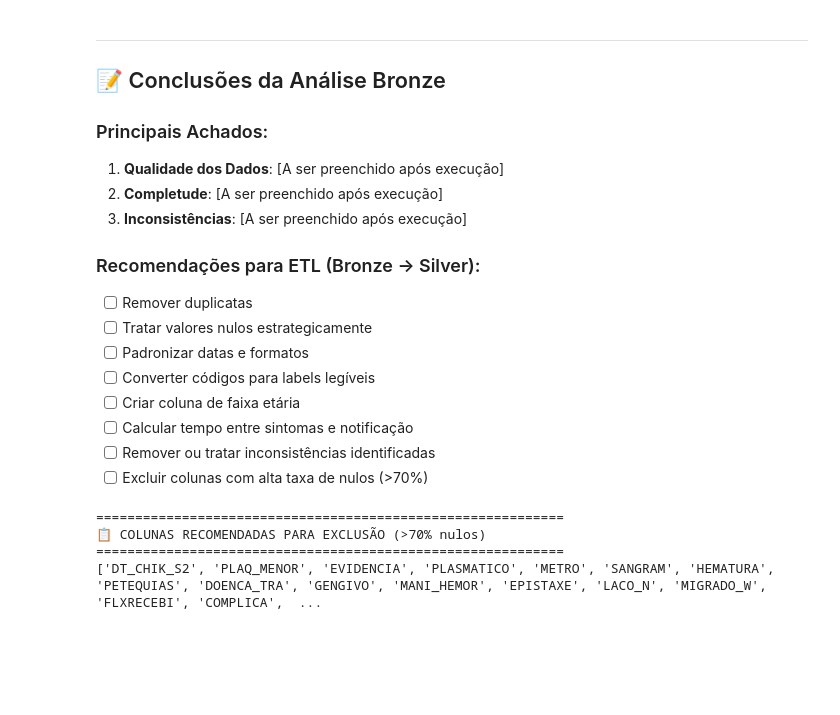
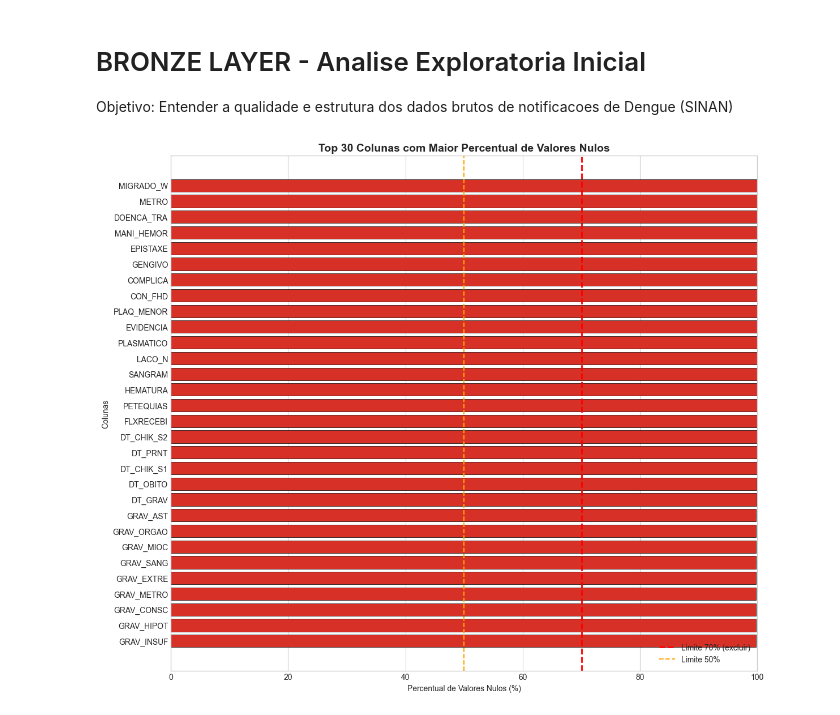
Before and after one commit to ArthurGabrieel/etl-dengue-2025, a Jupyter notebook: Trasformer/bronze_analysis.ipynb, the cells around one changed output. Saved outputs shown, nothing was run; the diff lists cells and outputs as text; code cells hidden in the pictures; blank space fills up the shorter version.

```diff
--- a/Trasformer/bronze_analysis.ipynb
+++ b/Trasformer/bronze_analysis.ipynb
@@ -1017,32 +1,4 @@ FAIXA_ETARIA
-# %% [markdown]
----
-## 📝 Conclusões da Análise Bronze
-
-### Principais Achados:
-1. **Qualidade dos Dados**: [A ser preenchido após execução]
-2. **Completude**: [A ser preenchido após execução]
-3. **Inconsistências**: [A ser preenchido após execução]
-
-### Recomendações para ETL (Bronze → Silver):
-- [ ] Remover duplicatas
-- [ ] Tratar valores nulos estrategicamente
-- [ ] Padronizar datas e formatos
-- [ ] Converter códigos para labels legíveis
-- [ ] Criar coluna de faixa etária
-- [ ] Calcular tempo entre sintomas e notificação
-- [ ] Remover ou tratar inconsistências identificadas
-- [ ] Excluir colunas com alta taxa de nulos (>70%)
-# %%
-# Salvar lista de colunas a excluir para próxima etapa
-print("="*60)
-print("📋 COLUNAS RECOMENDADAS PARA EXCLUSÃO (>70% nulos)")
-print("="*60)
-print(colunas_excluir)
-
-# Exportar para uso na camada Silver
-# pd.DataFrame({'colunas_excluir': colunas_excluir}).to_csv('../Data_Layer/bronze/colunas_excluir.csv', index=False)
-# %% [output]
-============================================================
-📋 COLUNAS RECOMENDADAS PARA EXCLUSÃO (>70% nulos)
-============================================================
-['DT_CHIK_S2', 'PLAQ_MENOR', 'EVIDENCIA', 'PLASMATICO', 'METRO', 'SANGRAM', 'HEMATURA', 'PETEQUIAS', 'DOENCA_TRA', 'GENGIVO', 'MANI_HEMOR', 'EPISTAXE', 'LACO_N', 'MIGRADO_W', 'FLXRECEBI', 'COMPLICA',  ...
+# %% [markdown]
+# BRONZE LAYER - Analise Exploratoria Inicial
+
+Objetivo: Entender a qualidade e estrutura dos dados brutos de notificacoes de Dengue (SINAN)
@@ -1048,0 +43,19 @@ print(colunas_excluir)
+# %%
+# Grafico 1: Percentual de Valores Nulos por Coluna (Top 30)
+null_pct = (df.isnull().sum() / len(df) * 100).sort_values(ascending=True)
+top_nulls = null_pct.tail(30)
+
+fig, ax = plt.subplots(figsize=(12, 10))
+colors = ['#d73027' if x > 70 else '#fc8d59' if x > 50 else '#fee08b' if x > 30 else '#91cf60' for x in top_nulls.values]
+bars = ax.barh(top_nulls.index, top_nulls.values, color=colors, edgecolor='black', linewidth=0.5)
+ax.axvline(x=70, color='red', linestyle='--', linewidth=2, label='Limite 70% (excluir)')
+ax.axvline(x=50, color='orange', linestyle='--', linewidth=1.5, label='Limite 50%')
+ax.set_xlabel('Percentual de Valores Nulos (%)')
+ax.set_ylabel('Colunas')
+ax.set_title('Top 30 Colunas com Maior Percentual de Valores Nulos', fontsize=14, fontweight='bold')
+ax.legend(loc='lower right')
+ax.set_xlim(0, 100)
+plt.tight_layout()
+plt.show()
+# %% [output]
+[figure, added]
```
Also changed, not shown: parts of 64 cells of this notebook.
